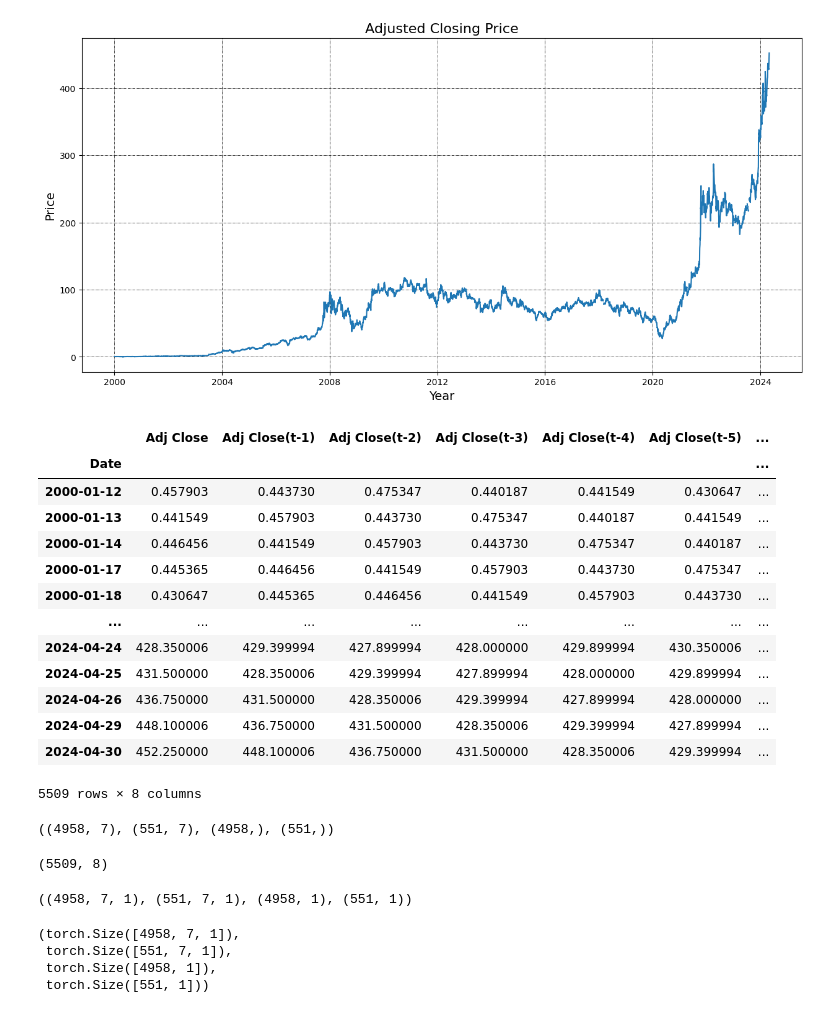
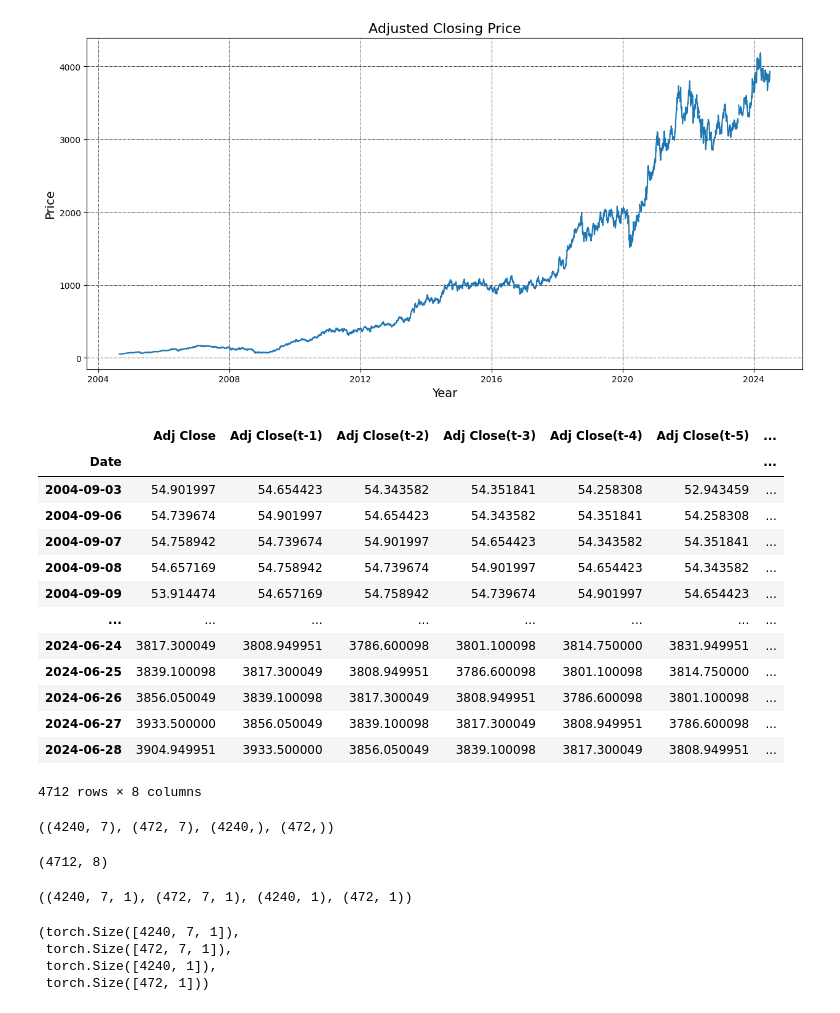
Before and after one commit to ayush-2405/Stock-Market-Prediction, a Jupyter notebook: LSTM_Model_Stock_Prediction.ipynb, the cells around one changed output. Saved outputs shown, nothing was run; the diff lists cells and outputs as text; code cells hidden in the pictures.

```diff
--- a/LSTM_Model_Stock_Prediction.ipynb
+++ b/LSTM_Model_Stock_Prediction.ipynb
@@ -3,31 +3,31 @@
 # %%
 import numpy as np
 import matplotlib.pyplot as plt
 import pandas as pd
 import torch
 import torch.nn as nn
 from copy import deepcopy as dc
 from sklearn.preprocessing import MinMaxScaler
 
-ds=pd.read_csv('TATAPOWER.BO.csv')
+ds=pd.read_csv('TCS.BO.csv')
 
 ds=ds[['Date','Adj Close']]
 
 device = 'cuda:0' if torch.cuda.is_available() else 'cpu'
 
 ds['Date'] = pd.to_datetime(ds['Date'])
 
 plt.figure(figsize=(15,7))
 plt.plot(ds['Date'], ds['Adj Close'], )
 plt.title("Adjusted Closing Price", fontsize=16)
 
 plt.ylabel('Price', fontsize=14)
 plt.xlabel('Year', fontsize=14)
 
 plt.grid(which="major", color='k', linestyle='-.', linewidth=0.5)
 plt.show()
 # %% [output]
-[figure, old version]
+[figure, new version]
 # %%
 from copy import deepcopy as dc
 
@@ -50,18 +50,18 @@ shifted_ds
 # %% [output]
 |  | Adj Close | Adj Close(t-1) | Adj Close(t-2) | Adj Close(t-3) | Adj Close(t-4) | Adj Close(t-5) | ... |
 | Date |  |  |  |  |  |  | ... |
-| 2000-01-12 | 0.457903 | 0.443730 | 0.475347 | 0.440187 | 0.441549 | 0.430647 | ... |
-| 2000-01-13 | 0.441549 | 0.457903 | 0.443730 | 0.475347 | 0.440187 | 0.441549 | ... |
-| 2000-01-14 | 0.446456 | 0.441549 | 0.457903 | 0.443730 | 0.475347 | 0.440187 | ... |
-| 2000-01-17 | 0.445365 | 0.446456 | 0.441549 | 0.457903 | 0.443730 | 0.475347 | ... |
-| 2000-01-18 | 0.430647 | 0.445365 | 0.446456 | 0.441549 | 0.457903 | 0.443730 | ... |
+| 2004-09-03 | 54.901997 | 54.654423 | 54.343582 | 54.351841 | 54.258308 | 52.943459 | ... |
+| 2004-09-06 | 54.739674 | 54.901997 | 54.654423 | 54.343582 | 54.351841 | 54.258308 | ... |
+| 2004-09-07 | 54.758942 | 54.739674 | 54.901997 | 54.654423 | 54.343582 | 54.351841 | ... |
+| 2004-09-08 | 54.657169 | 54.758942 | 54.739674 | 54.901997 | 54.654423 | 54.343582 | ... |
+| 2004-09-09 | 53.914474 | 54.657169 | 54.758942 | 54.739674 | 54.901997 | 54.654423 | ... |
 | ... | ... | ... | ... | ... | ... | ... | ... |
-| 2024-04-24 | 428.350006 | 429.399994 | 427.899994 | 428.000000 | 429.899994 | 430.350006 | ... |
-| 2024-04-25 | 431.500000 | 428.350006 | 429.399994 | 427.899994 | 428.000000 | 429.899994 | ... |
-| 2024-04-26 | 436.750000 | 431.500000 | 428.350006 | 429.399994 | 427.899994 | 428.000000 | ... |
-| 2024-04-29 | 448.100006 | 436.750000 | 431.500000 | 428.350006 | 429.399994 | 427.899994 | ... |
-| 2024-04-30 | 452.250000 | 448.100006 | 436.750000 | 431.500000 | 428.350006 | 429.399994 | ... |
+| 2024-06-24 | 3817.300049 | 3808.949951 | 3786.600098 | 3801.100098 | 3814.750000 | 3831.949951 | ... |
+| 2024-06-25 | 3839.100098 | 3817.300049 | 3808.949951 | 3786.600098 | 3801.100098 | 3814.750000 | ... |
+| 2024-06-26 | 3856.050049 | 3839.100098 | 3817.300049 | 3808.949951 | 3786.600098 | 3801.100098 | ... |
+| 2024-06-27 | 3933.500000 | 3856.050049 | 3839.100098 | 3817.300049 | 3808.949951 | 3786.600098 | ... |
+| 2024-06-28 | 3904.949951 | 3933.500000 | 3856.050049 | 3839.100098 | 3817.300049 | 3808.949951 | ... |
-5509 rows × 8 columns
+4712 rows × 8 columns
 # %%
 shifted_ds_in_np = shifted_ds.to_numpy()
 
@@ -74,7 +74,7 @@ shifted_ds_in_np = scaler.fit_transform(shifted_ds_in_np)
 shifted_ds_in_np
 
 X= shifted_ds_in_np[:,1:]
-y=shifted_ds_in_np[:,0]
+Y=shifted_ds_in_np[:,0]
 
 X.shape, Y.shape
 import numpy as np
@@ -91,11 +91,11 @@ Y_test = y[split_index:]
 
 X_train.shape, X_test.shape, Y_train.shape, Y_test.shape
 # %% [output]
-((4958, 7), (551, 7), (4958,), (551,))
+((4240, 7), (472, 7), (4240,), (472,))
 # %%
 shifted_ds_in_np.shape
 # %% [output]
-(5509, 8)
+(4712, 8)
 # %%
 X_train = X_train.reshape((-1, lookback, 1))
 X_test = X_test.reshape((-1, lookback, 1))
@@ -105,7 +105,7 @@ y_test = Y_test.reshape((-1, 1))
 
 X_train.shape, X_test.shape, y_train.shape, y_test.shape
 # %% [output]
-((4958, 7, 1), (551, 7, 1), (4958, 1), (551, 1))
+((4240, 7, 1), (472, 7, 1), (4240, 1), (472, 1))
 # %%
 X_train = torch.tensor(X_train).float()
 y_train = torch.tensor(y_train).float()
@@ -114,10 +114,10 @@ y_test = torch.tensor(y_test).float()
 
 X_train.shape, X_test.shape, y_train.shape, y_test.shape
 # %% [output]
-(torch.Size([4958, 7, 1]),
- torch.Size([551, 7, 1]),
- torch.Size([4958, 1]),
- torch.Size([551, 1]))
+(torch.Size([4240, 7, 1]),
+ torch.Size([472, 7, 1]),
+ torch.Size([4240, 1]),
+ torch.Size([472, 1]))
 # %%
 from torch.utils.data import Dataset
 
```
Also changed, not shown: parts of 12 cells of this notebook.
